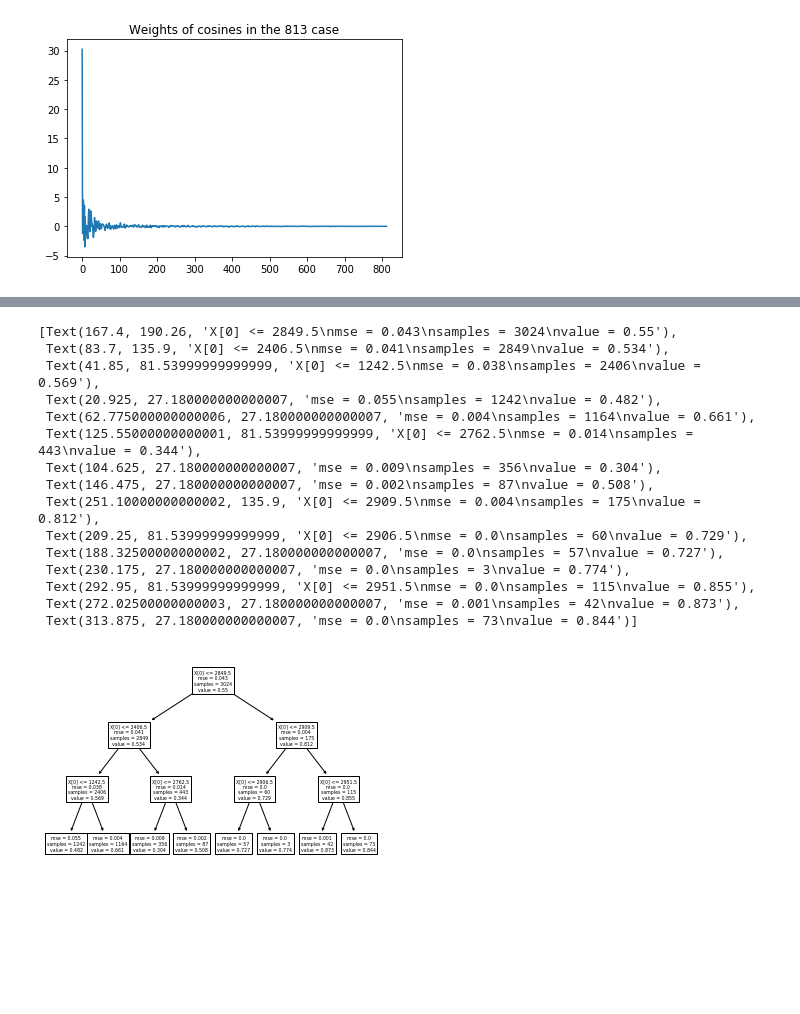
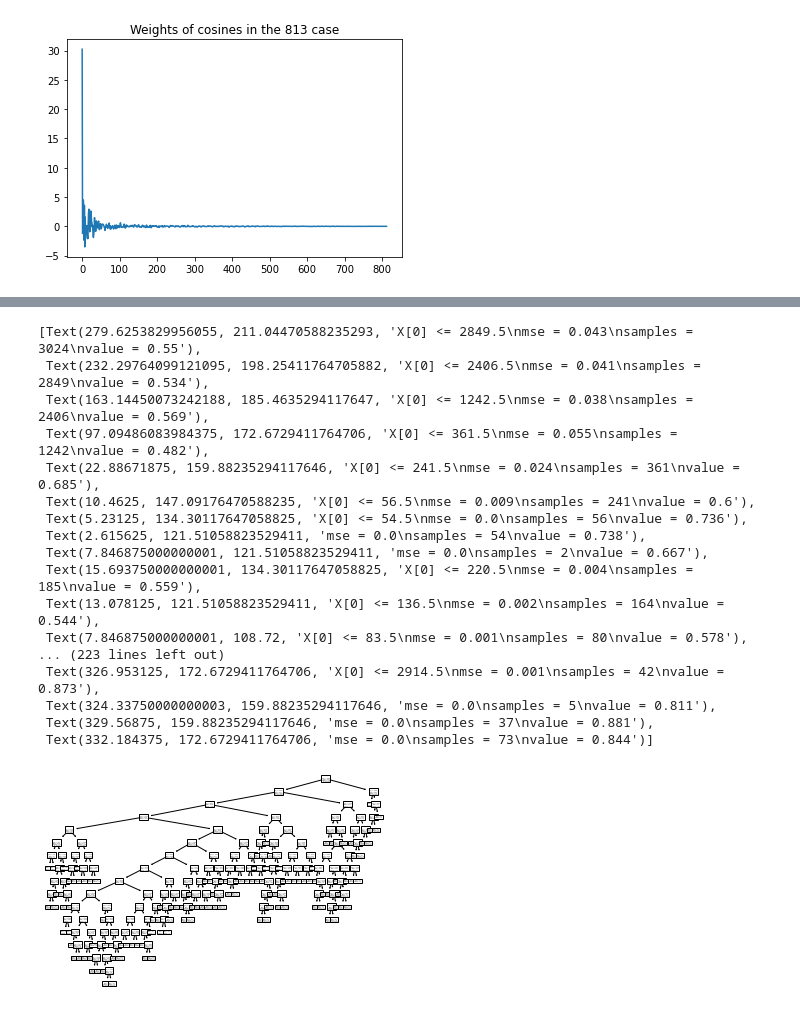
Before and after one commit to GSmithApps/LinearProject, a Jupyter notebook: src/pupslice-regression.ipynb, the cells around one changed output, grey strips where cells are left out. Saved outputs shown, nothing was run; the diff lists cells and outputs as text; code cells hidden in the pictures; blank space fills up the shorter version.

Commit message:
added decision tree pruning

```diff
--- a/src/pupslice-regression.ipynb
+++ b/src/pupslice-regression.ipynb
@@ -145,0 +148,9 @@ plt.show()
+# %%
+clf = DecisionTreeRegressor(random_state=0)
+path = clf.cost_complexity_pruning_path(df['x'].values.reshape(-1, 1), df['y'])
+ccp_alphas, impurities = path.ccp_alphas, path.impurities
+fig, ax = plt.subplots()
+ax.plot(ccp_alphas[:-1], impurities[:-1], marker="o", drawstyle="steps-post")
+ax.set_xlabel("effective alpha")
+ax.set_ylabel("total impurity of leaves")
+ax.set_title("Total Impurity vs effective alpha for training set")
@@ -145,0 +160,11 @@ plt.show()
+# %%
+clfs = []
+for ccp_alpha in ccp_alphas:
+    clf = DecisionTreeRegressor(random_state=0, ccp_alpha=ccp_alpha)
+    clf.fit(df['x'].values.reshape(-1, 1), df['y'])
+    clfs.append(clf)
+print(
+    "Number of nodes in the last tree is: {} with ccp_alpha: {}".format(
+        clfs[-1].tree_.node_count, ccp_alphas[-1]
+    )
+)
@@ -145,0 +173,16 @@ plt.show()
+# %%
+clfs = clfs[:-1]
+ccp_alphas = ccp_alphas[:-1]
+
+node_counts = [clf.tree_.node_count for clf in clfs]
+depth = [clf.tree_.max_depth for clf in clfs]
+fig, ax = plt.subplots(2, 1)
+ax[0].plot(ccp_alphas, node_counts, marker="o", drawstyle="steps-post")
+ax[0].set_xlabel("alpha")
+ax[0].set_ylabel("number of nodes")
+ax[0].set_title("Number of nodes vs alpha")
+ax[1].plot(ccp_alphas, depth, marker="o", drawstyle="steps-post")
+ax[1].set_xlabel("alpha")
+ax[1].set_ylabel("depth of tree")
+ax[1].set_title("Depth vs alpha")
+fig.tight_layout()
@@ -145,0 +203,7 @@ plt.show()
+# %%
+ccp_alphas[-100]
+new_clf = clfs[-100]
+print(sum((new_clf.predict(df['x'].values.reshape(-1, 1)) - df['y']) ** 2) ** (1/2))
+plt.plot(df['x'],new_clf.predict(df['x'].values.reshape(-1, 1)), c= "r")
+plt.scatter(df['x'],df['y'],s=2)
+plt.show()
@@ -146,20 +215,22 @@ plt.show()
 # %%
 from sklearn import tree
-tree.plot_tree(regr_1)
+tree.plot_tree(new_clf)
 # %% [output]
-[Text(167.4, 190.26, 'X[0] <= 2849.5\nmse = 0.043\nsamples = 3024\nvalue = 0.55'),
- Text(83.7, 135.9, 'X[0] <= 2406.5\nmse = 0.041\nsamples = 2849\nvalue = 0.534'),
- Text(41.85, 81.53999999999999, 'X[0] <= 1242.5\nmse = 0.038\nsamples = 2406\nvalue = 0.569'),
- Text(20.925, 27.180000000000007, 'mse = 0.055\nsamples = 1242\nvalue = 0.482'),
- Text(62.775000000000006, 27.180000000000007, 'mse = 0.004\nsamples = 1164\nvalue = 0.661'),
- Text(125.55000000000001, 81.53999999999999, 'X[0] <= 2762.5\nmse = 0.014\nsamples = 443\nvalue = 0.344'),
- Text(104.625, 27.180000000000007, 'mse = 0.009\nsamples = 356\nvalue = 0.304'),
- Text(146.475, 27.180000000000007, 'mse = 0.002\nsamples = 87\nvalue = 0.508'),
- Text(251.10000000000002, 135.9, 'X[0] <= 2909.5\nmse = 0.004\nsamples = 175\nvalue = 0.812'),
- Text(209.25, 81.53999999999999, 'X[0] <= 2906.5\nmse = 0.0\nsamples = 60\nvalue = 0.729'),
- Text(188.32500000000002, 27.180000000000007, 'mse = 0.0\nsamples = 57\nvalue = 0.727'),
- Text(230.175, 27.180000000000007, 'mse = 0.0\nsamples = 3\nvalue = 0.774'),
- Text(292.95, 81.53999999999999, 'X[0] <= 2951.5\nmse = 0.0\nsamples = 115\nvalue = 0.855'),
- Text(272.02500000000003, 27.180000000000007, 'mse = 0.001\nsamples = 42\nvalue = 0.873'),
- Text(313.875, 27.180000000000007, 'mse = 0.0\nsamples = 73\nvalue = 0.844')]
+[Text(279.6253829956055, 211.04470588235293, 'X[0] <= 2849.5\nmse = 0.043\nsamples = 3024\nvalue = 0.55'),
+ Text(232.29764099121095, 198.25411764705882, 'X[0] <= 2406.5\nmse = 0.041\nsamples = 2849\nvalue = 0.534'),
+ Text(163.14450073242188, 185.4635294117647, 'X[0] <= 1242.5\nmse = 0.038\nsamples = 2406\nvalue = 0.569'),
+ Text(97.09486083984375, 172.6729411764706, 'X[0] <= 361.5\nmse = 0.055\nsamples = 1242\nvalue = 0.482'),
+ Text(22.88671875, 159.88235294117646, 'X[0] <= 241.5\nmse = 0.024\nsamples = 361\nvalue = 0.685'),
+ Text(10.4625, 147.09176470588235, 'X[0] <= 56.5\nmse = 0.009\nsamples = 241\nvalue = 0.6'),
+ Text(5.23125, 134.30117647058825, 'X[0] <= 54.5\nmse = 0.0\nsamples = 56\nvalue = 0.736'),
+ Text(2.615625, 121.51058823529411, 'mse = 0.0\nsamples = 54\nvalue = 0.738'),
+ Text(7.846875000000001, 121.51058823529411, 'mse = 0.0\nsamples = 2\nvalue = 0.667'),
+ Text(15.693750000000001, 134.30117647058825, 'X[0] <= 220.5\nmse = 0.004\nsamples = 185\nvalue = 0.559'),
+ Text(13.078125, 121.51058823529411, 'X[0] <= 136.5\nmse = 0.002\nsamples = 164\nvalue = 0.544'),
+ Text(7.846875000000001, 108.72, 'X[0] <= 83.5\nmse = 0.001\nsamples = 80\nvalue = 0.578'),
+... (223 lines left out)
+ Text(326.953125, 172.6729411764706, 'X[0] <= 2914.5\nmse = 0.001\nsamples = 42\nvalue = 0.873'),
+ Text(324.33750000000003, 159.88235294117646, 'mse = 0.0\nsamples = 5\nvalue = 0.811'),
+ Text(329.56875, 159.88235294117646, 'mse = 0.0\nsamples = 37\nvalue = 0.881'),
+ Text(332.184375, 172.6729411764706, 'mse = 0.0\nsamples = 73\nvalue = 0.844')]
-[figure, old version]
+[figure, new version]
```
Also changed, not shown: parts of 12 cells of this notebook, 13 other files.
